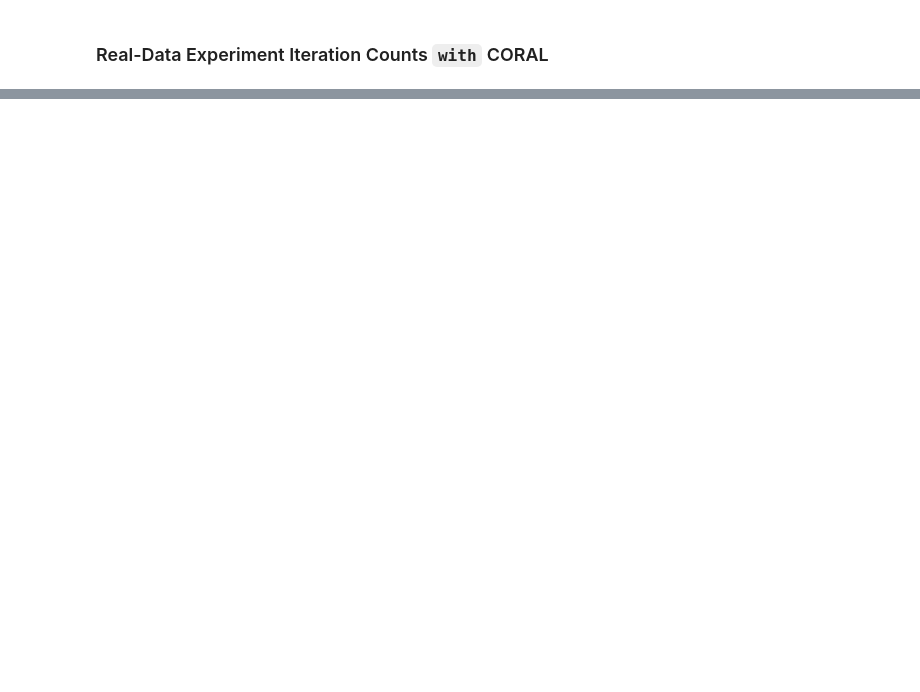
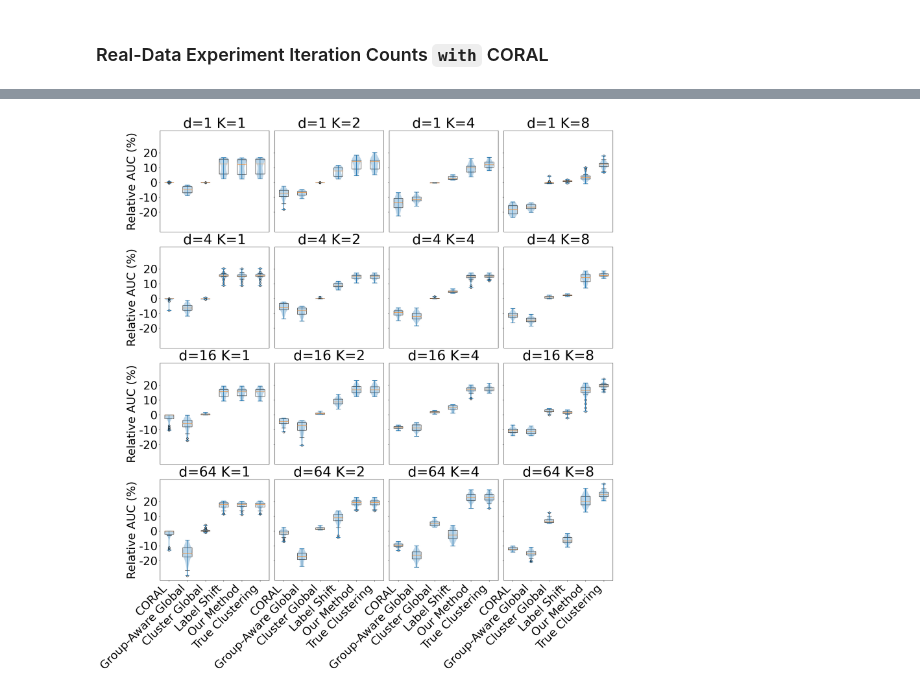
Before and after one commit to Dzeiberg/leveraging_structure, a Jupyter notebook: Results.ipynb, the cells around one changed output, grey strips where cells are left out. Saved outputs shown, nothing was run; the diff lists cells and outputs as text; code cells hidden in the pictures; blank space fills up the shorter version.

```diff
--- a/Results.ipynb
+++ b/Results.ipynb
@@ -11,7 +11,7 @@ import pickle
 # %%
 EXP_ROOT = "/scratch/zeiberg.d/leveragingStructureFinalExperiments/experiments/"
 # %%
-REAL_DATASETS = ["income","employment","income_poverty_ratio","amazon_reviews"]
+REAL_DATASETS = ["income","employment","income_poverty_ratio","amazon_reviews","amazon_reviews_buffer"]
 # %%
 class Experiment:
     def __init__(self,pth):
@@ -226,17 +406,19 @@ def plotRelPerf(tbl,savepath=None,ax=None,ticks=True,axLBL=True,title=None,
 # %%
 synthDFig2,synthDax2 = plt.subplots(4,4,figsize=(24,24),sharey=True,)
 for i,d in enumerate([1,4,16,64]):
     for j,k in enumerate([1,2,4,8]):
         plotRelPerf(synth_tables[(2,d,k)].dropna(),
                     ax=synthDax2[i,j],
                    ticks=i==3,
                    axLBL=j==0,
-                   title=f"d={d} k={k}",
+                   title=f"d={d} K={k}",
                    cols=lambda tbl:["coral","Group-Aware Global",
                                     "Cluster Global",
                                     "Label Shift","Our Method","Star"],
-                   ticklabels=["Coral","Group-Aware Global",
+                   ticklabels=["CORAL","Group-Aware Global",
                                     "Cluster Global",
                                     "Label Shift","Our Method","True Clustering"],
                    rel_to="Global",ytick_locs=np.arange(-20,30,10))
 synthDFig2.subplots_adjust(hspace = .15,wspace=.05)
+# %% [output]
+[figure, added]
```
Also changed, not shown: parts of 33 cells of this notebook.
